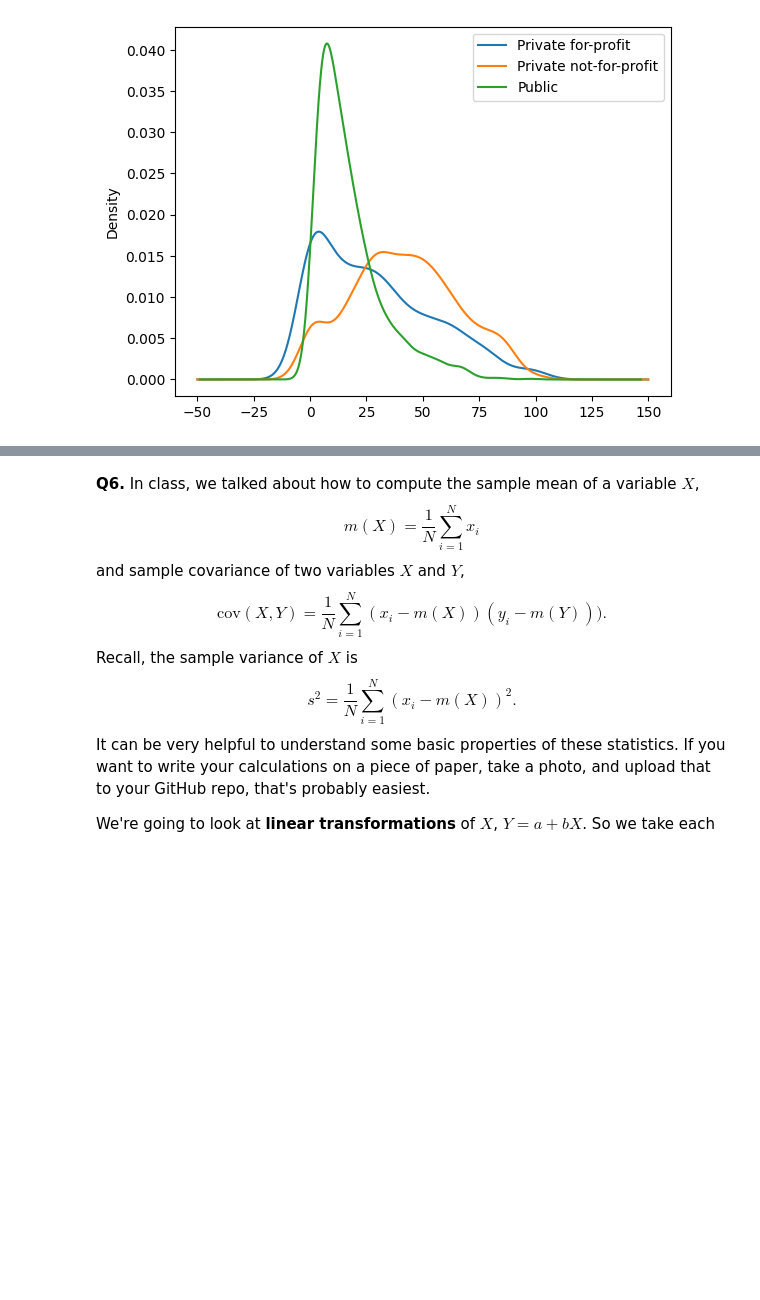
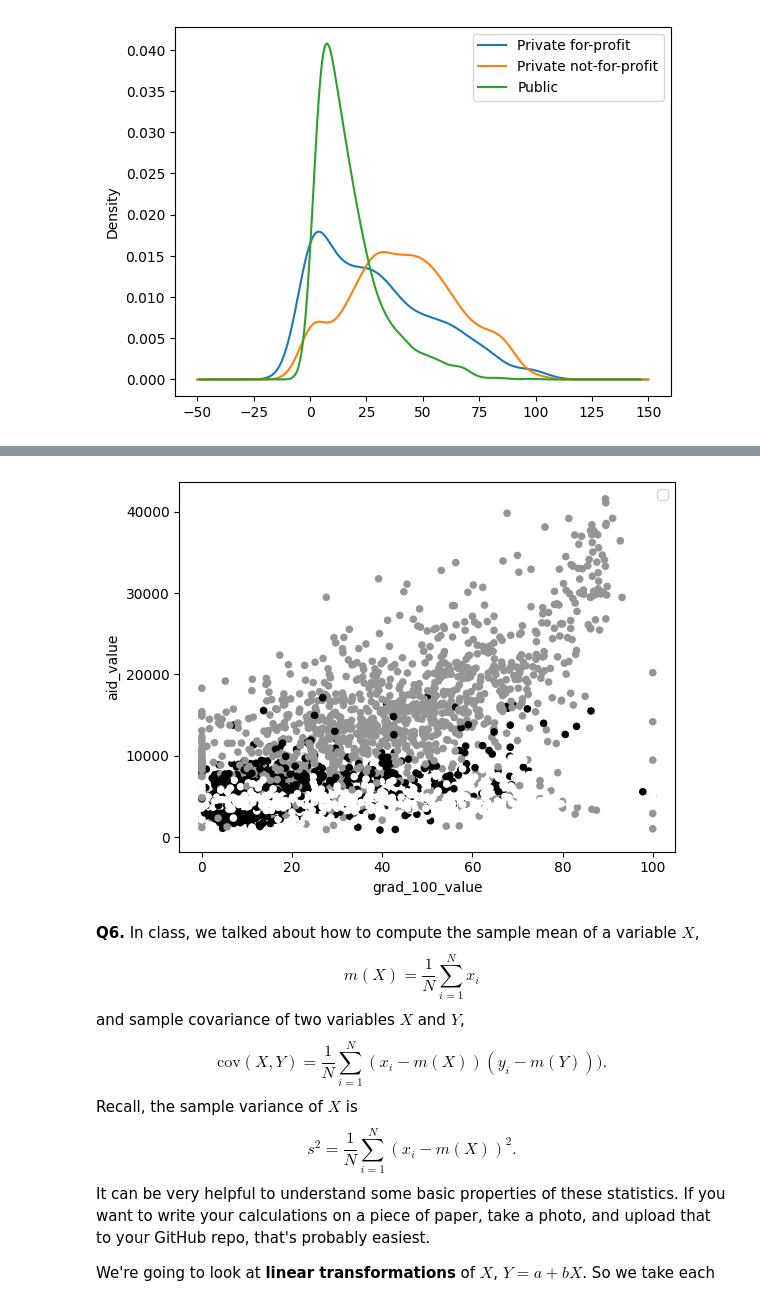
Before and after one commit to RexW999/undergrad_ml_assignments, a Jupyter notebook: 01_assignment_wrangling_and_eda.ipynb, the cells around one changed output, grey strips where cells are left out. Cells and saved outputs as stored; diff of their text form; code cells hidden in the pictures; blank space fills up the shorter version.

```diff
--- a/01_assignment_wrangling_and_eda.ipynb
+++ b/01_assignment_wrangling_and_eda.ipynb
@@ -457,3 +472,9 @@ plt.show()
+# %%
+scatter_plot_updated = df_college.plot.scatter(x='grad_100_value', y='aid_value', color= pd.Categorical(df_college['control']).codes)
+plt.legend()
+plt.show()
+# %% [output]
+[figure, added]
 # %% [markdown]
 **Q6.** In class, we talked about how to compute the sample mean of a variable $X$,
 $$
```
Also changed, not shown: parts of 3 cells of this notebook.
